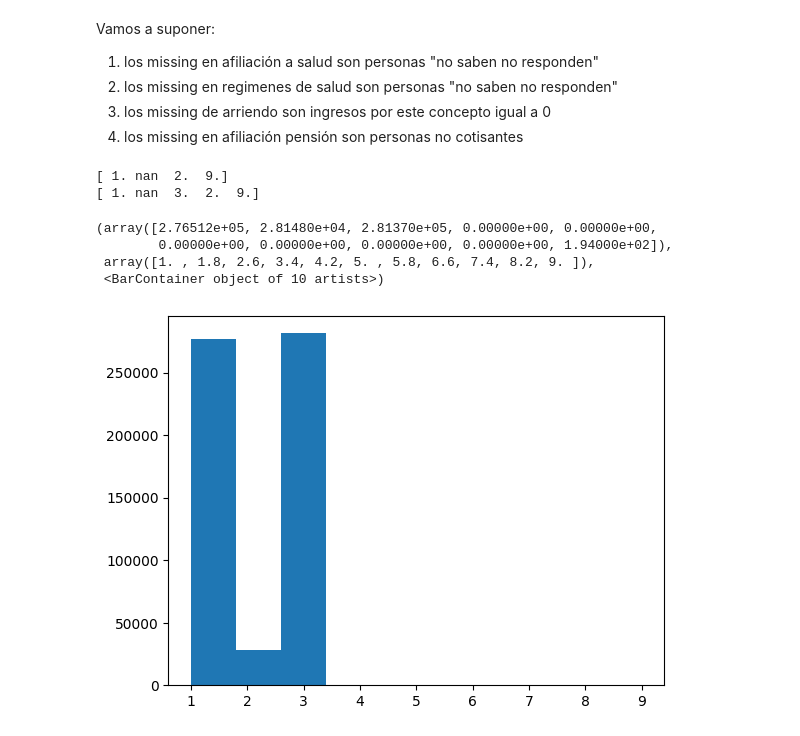
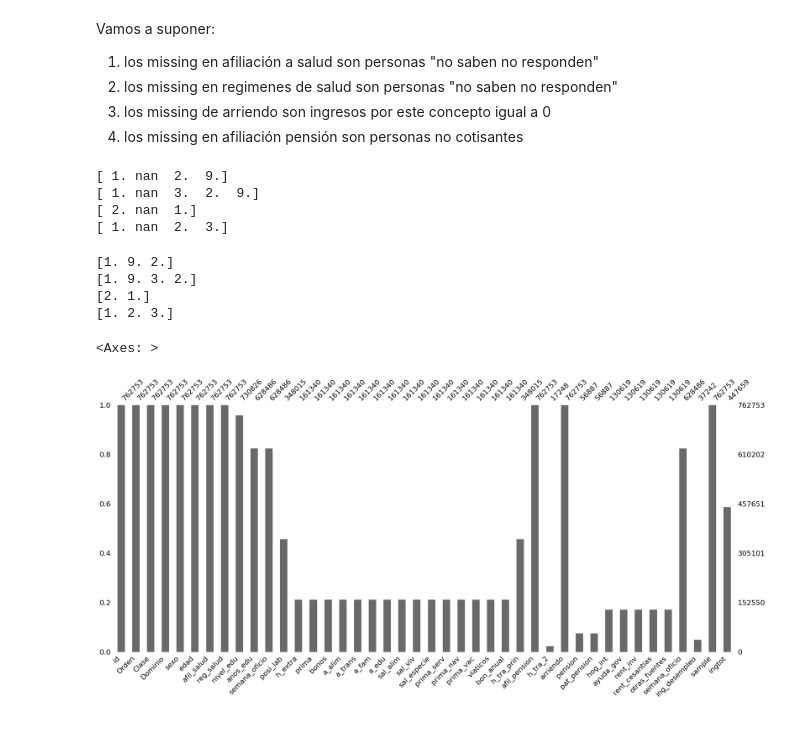
Before and after one commit to sebastian23e/predicting_poverty_bdmc, a Jupyter notebook: scripts/Limpieza.ipynb, the cells around one changed output. Drawn from its saved outputs; the diff is of its cells as text; code cells hidden in the pictures.

```diff
--- a/scripts/Limpieza.ipynb
+++ b/scripts/Limpieza.ipynb
@@ -10,6 +14,7 @@ import os
 # %%
-ruta = 'c:\\Users\\ps.escobar\\OneDrive - Universidad de los andes\\Documentos\\GitHub\\predicting_poverty_bdmc'
+ruta = '/Users/macbookair/Documents/GitHub/predicting_poverty_bdmc'
 print(os.getcwd())
 
+#'/Users/macbookair/Documents/GitHub/predicting_poverty_bdmc'
 #'c:\\Users\\ps.escobar\\OneDrive - Universidad de los andes\\Documentos\\GitHub\\predicting_poverty_bdmc'
 # %% [output]
@@ -17,9 +27,10 @@ c:\Users\ps.escobar\OneDrive - Universidad de los andes\Documentos\GitHub\predic
 # %%
 #Amrimos las bases de datos
-tr_p = pd.read_csv(ruta+'\\stores\\train_personas.csv')
-ts_p = pd.read_csv(ruta+'\\stores\\test_personas.csv')
-tr_h = pd.read_csv(ruta+'\\stores\\train_hogares.csv')
-ts_h = pd.read_csv(ruta+'\\stores\\test_hogares.csv')
+
+tr_p = pd.read_csv(ruta+'/stores/train_personas.csv')
+ts_p = pd.read_csv(ruta+'/stores/test_personas.csv')
+tr_h = pd.read_csv(ruta+'/stores/train_hogares.csv')
+ts_h = pd.read_csv(ruta+'/stores/test_hogares.csv')
 # %%
 #Crear variables para luego unir bases
 tr_p['sample'] = 'train'
@@ -217,22 +226,30 @@ Vamos a suponer:
 # %%
 print(data_p['afil_salud'].unique())
 print(data_p['reg_salud'].unique())
-print(data_p[''].unique)
+print(data_p['arriendo'].unique())
+print(data_p['afil_pension'].unique())
 # %% [output]
 [ 1. nan  2.  9.]
 [ 1. nan  3.  2.  9.]
+[ 2. nan  1.]
+[ 1. nan  2.  3.]
 # %%
 data_p['afil_salud'] = data_p['afil_salud'].replace([np.nan], 9)
 data_p['reg_salud'] = data_p['reg_salud'].replace([np.nan], 9)
-data_p['arriendo'] = data_p['arriendo'].replace([np.nan], 0)
+data_p['arriendo'] = data_p['arriendo'].replace([np.nan], 2)
+data_p['afil_pension'] = data_p['afil_pension'].replace([np.nan], 2)
-# %%
-x = data_p['reg_salud']
-
-fig, ax = plt.subplots()
-ax.hist(x)
-# %% [output]
-(array([2.76512e+05, 2.81480e+04, 2.81370e+05, 0.00000e+00, 0.00000e+00,
-        0.00000e+00, 0.00000e+00, 0.00000e+00, 0.00000e+00, 1.94000e+02]),
- array([1. , 1.8, 2.6, 3.4, 4.2, 5. , 5.8, 6.6, 7.4, 8.2, 9. ]),
- <BarContainer object of 10 artists>)
-[figure, removed]
+# %%
+print(data_p['afil_salud'].unique())
+print(data_p['reg_salud'].unique())
+print(data_p['arriendo'].unique())
+print(data_p['afil_pension'].unique())
+# %% [output]
+[1. 9. 2.]
+[1. 9. 3. 2.]
+[2. 1.]
+[1. 2. 3.]
+# %%
+msno.bar(data_p)
+# %% [output]
+<Axes: >
+[figure, added]
```
Also changed, not shown: parts of 17 cells of this notebook, 1 other file.
